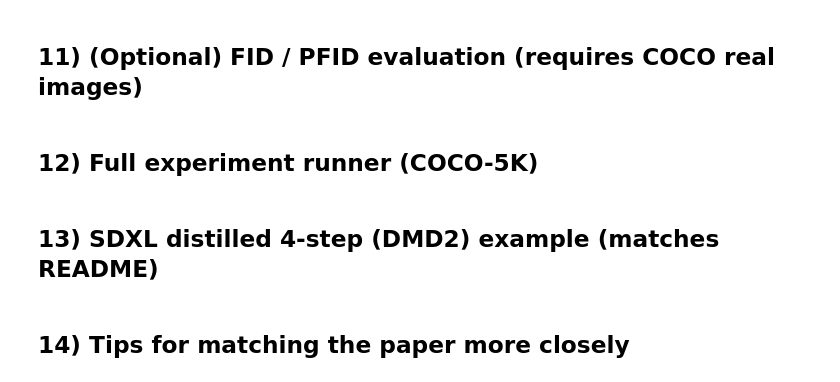
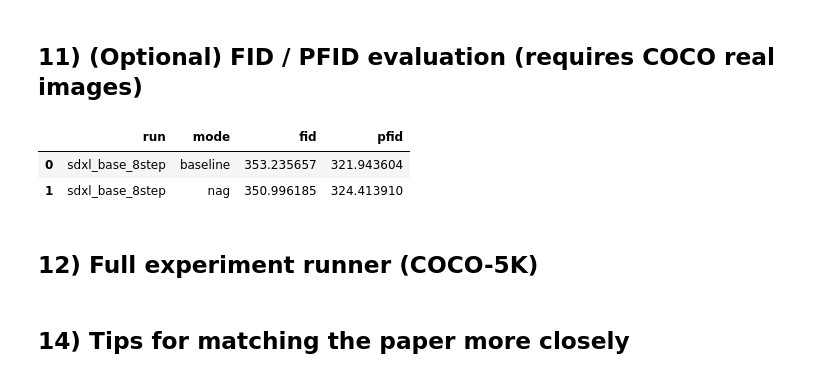
Before and after one commit to Oleg20502/Normalized-Attention-Guidance, a Jupyter notebook: nag_reproduce_experiments.ipynb, the cells around one changed output. Saved outputs shown, nothing was run; the diff lists cells and outputs as text; code cells hidden in the pictures.

```diff
--- a/nag_reproduce_experiments.ipynb
+++ b/nag_reproduce_experiments.ipynb
@@ -56,3 +38,6 @@ VRAM (GB): 39.49
+# %%
+# DEVICE CONFIGURATION - Set your device here
+DEVICE = "cuda:2"
 # %% [markdown]
 ## 2) Imports + utilities
 # %%
@@ -215,7 +206,7 @@ PAPER_DEFAULTS = {
     "flux.1-schnell": dict(nag_scale=4.0, nag_tau=2.5, nag_alpha=0.25, steps=4, guidance_scale=0.0),
     "flux.1-dev":     dict(nag_scale=4.0, nag_tau=2.5, nag_alpha=0.25, steps=25, guidance_scale=0.0),
     # Multi-step UNet (SDXL)
-    "sdxl":           dict(nag_scale=2.0, nag_tau=2.5, nag_alpha=0.25, steps=25, guidance_scale=2.0),
+    "sdxl":           dict(nag_scale=2.0, nag_tau=2.5, nag_alpha=0.5, steps=8, guidance_scale=2.0),
     # SD3.5 turbo (few-step-ish)
     "sd3.5-large-turbo": dict(nag_scale=3.0, nag_tau=2.5, nag_alpha=0.25, steps=8, guidance_scale=0.0),
 }
@@ -254,8 +245,8 @@ RUNS: Dict[str, RunSpec] = {
     ),
     # SDXL example (can be heavy). In the paper they test SDXL on multi-step and also DMD2 4-step.
     # Below is a MULTI-STEP SDXL run on the base model; it may not exactly match paper's distilled checkpoints unless you load them.
-    "sdxl_base_25step": RunSpec(
-        name="sdxl_base_25step",
+    "sdxl_base_8step": RunSpec(
+        name="sdxl_base_8step",
         model_type="sdxl",
         model_id="stabilityai/stable-diffusion-xl-base-1.0",
         steps=PAPER_DEFAULTS["sdxl"]["steps"],
@@ -584,22 +567,26 @@ def list_coco_real_images(val_dir: Path, n: int) -> List[Path]:
         raise ValueError(f"Not enough COCO images: {len(all_imgs)} < {n}")
     return all_imgs[:n]  # deterministic prefix; change if you want a different fixed subset
 
-if VAL_IMG_DIR.exists():
-    real_paths = list_coco_real_images(VAL_IMG_DIR, n=len(gen_baseline))
 
-    fid_base = compute_fid(gen_baseline, real_paths)
-    fid_nag = compute_fid(gen_nag, real_paths)
+real_paths = list_coco_real_images(VAL_IMG_DIR, n=len(gen_baseline))
 
-    pfid_base = compute_patch_fid(gen_baseline, real_paths, grid=4)
-    pfid_nag = compute_patch_fid(gen_nag, real_paths, grid=4)
+fid_base = compute_fid(gen_baseline, real_paths)
+fid_nag = compute_fid(gen_nag, real_paths)
 
-    results_fid = pd.DataFrame([
-        dict(run=run.name, mode="baseline", fid=fid_base, pfid=pfid_base),
-        dict(run=run.name, mode="nag",      fid=fid_nag,  pfid=pfid_nag),
-    ])
-    results_fid
-else:
-    print("COCO val images not found. Run prepare_coco_val_images() first.")
+pfid_base = compute_patch_fid(gen_baseline, real_paths, grid=4)
+pfid_nag = compute_patch_fid(gen_nag, real_paths, grid=4)
+
+results_fid = pd.DataFrame([
+    dict(run=run.name, mode="baseline", fid=fid_base, pfid=pfid_base),
+    dict(run=run.name, mode="nag",      fid=fid_nag,  pfid=pfid_nag),
+])
+results_fid
+# %%
+results_fid
+# %% [output]
+|  | run | mode | fid | pfid |
+| 0 | sdxl_base_8step | baseline | 353.235657 | 321.943604 |
+| 1 | sdxl_base_8step | nag | 350.996185 | 324.413910 |
 # %% [markdown]
 ## 12) Full experiment runner (COCO-5K)
 # %%
@@ -673,5 +660,3 @@ def run_experiment(
 # prompts_5k = load_prompts()[:5000]
 # metrics = run_experiment(RUNS["flux_schnell_4step"], prompts=prompts_5k, out_root=Path("outputs")/RUNS["flux_schnell_4step"].name, hf_token=HF_TOKEN, batch_size=1)
 # metrics
-# %% [markdown]
-## 13) SDXL distilled 4-step (DMD2) example (matches README)
```
Also changed, not shown: parts of 15 cells of this notebook, 4 other files.
